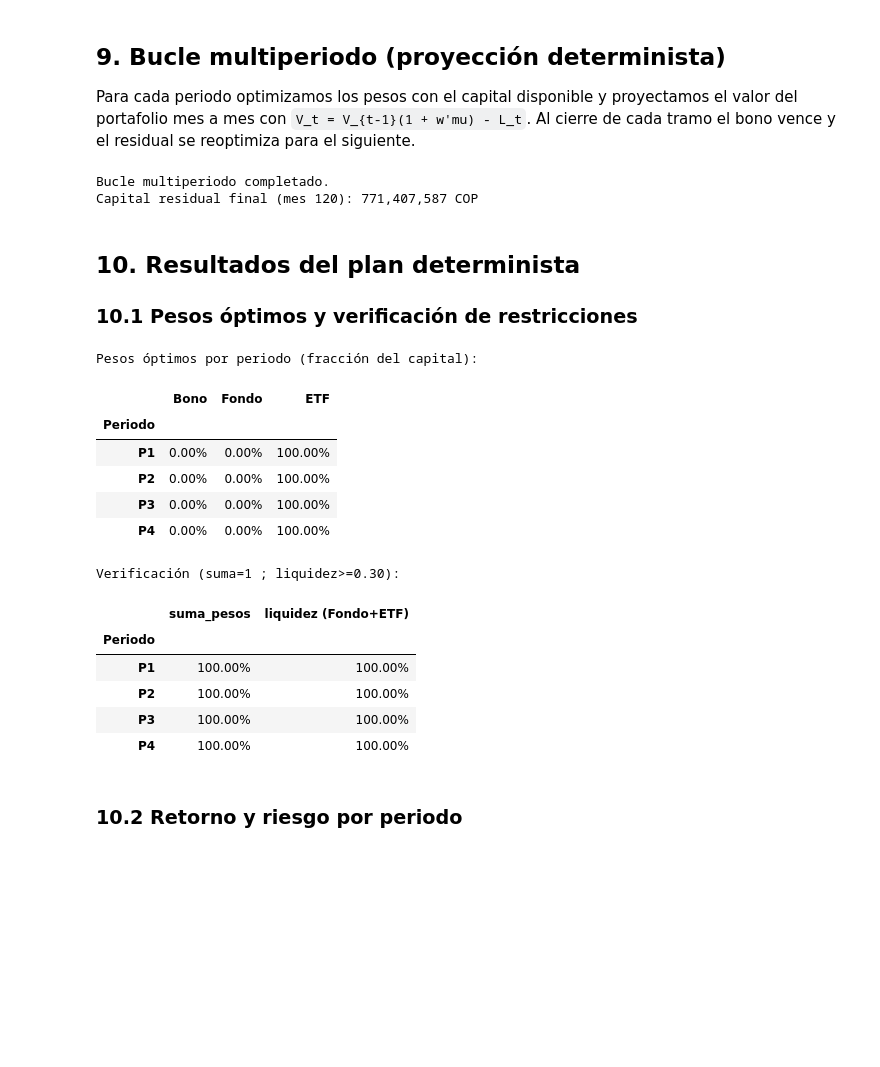
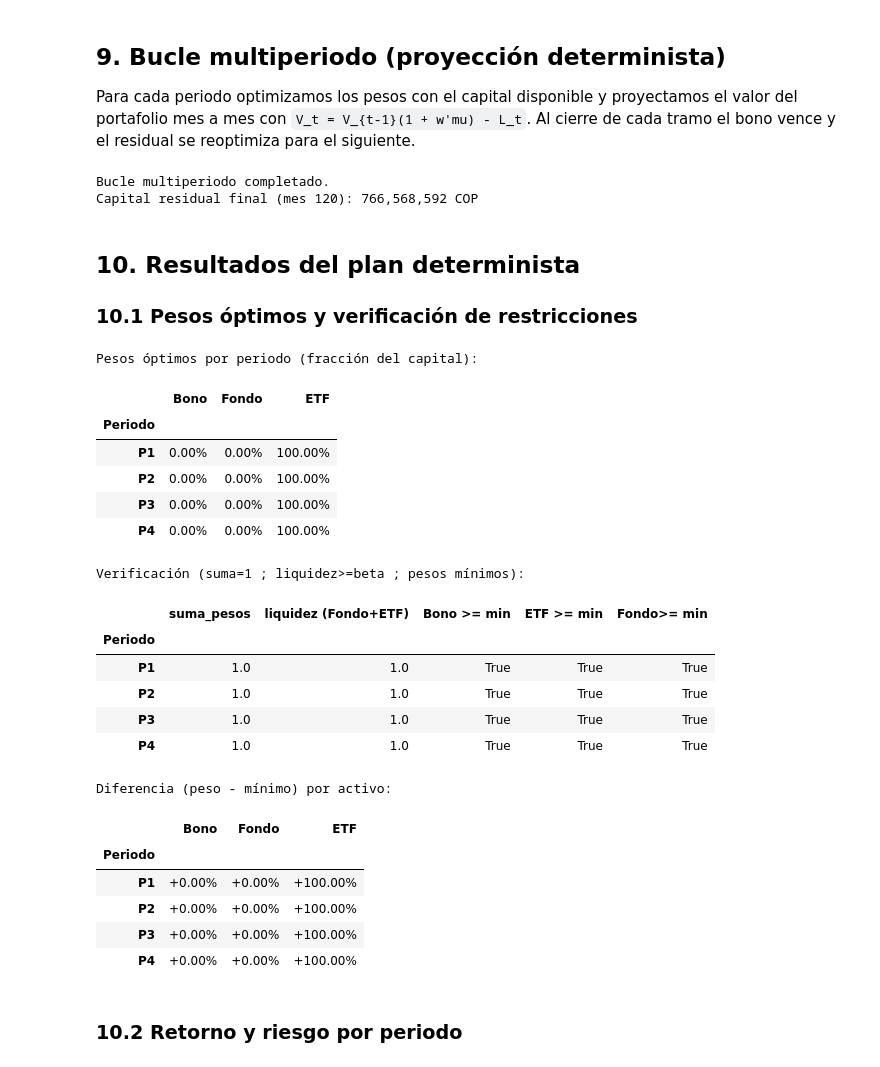
Before and after one commit to oscardi777/Forecasting-UVR-Colombia, a Jupyter notebook: modelos_python/main.ipynb, the cells around one changed output. Cells and saved outputs as stored; diff of their text form; code cells hidden in the pictures; blank space fills up the shorter version.

```diff
--- a/modelos_python/main.ipynb
+++ b/modelos_python/main.ipynb
@@ -71,7 +71,7 @@ years = 10
 days_per_year = 365
 N = years * days_per_year        # 3650 días
 
-K = 50000                        # <-- CANTIDAD DE TRAYECTORIAS (ajústala a tu máquina)
+K = 1000                        # <-- CANTIDAD DE TRAYECTORIAS (ajústala a tu máquina)
 
 assets = ['Bono', 'Fondo', 'ETF']
 
@@ -99,6 +99,21 @@ C0 = 760_000_000.0               # capital inicial (COP)
 SIGMA_MAX_ANUAL = 0.08           # riesgo máximo anual (8%)
 BETA_LIQUIDEZ = 0.30             # w_Fondo + w_ETF >= 0.30
 
+# Pesos mínimos por activo (fracción del portafolio). 0.0 = sin mínimo.
+# Solo se aplica a los activos que están permitidos en ese periodo.
+PESOS_MIN = {
+    'Bono':  0.00,   # ejemplo: al menos 10% en Bono cuando esté disponible
+    'Fondo': 0.00,
+    'ETF':   0.00,   # ejemplo: al menos 5% en ETF
+}
+
+# Opcional pero recomendable: pesos máximos (1.0 = sin máximo efectivo)
+PESOS_MAX = {
+    'Bono':  1.0,
+    'Fondo': 1.0,
+    'ETF':   1.0,
+}
+
 # Conversión coherente de riesgo anual -> mensual (varianza escala lineal con el tiempo)
 SIGMA_MAX_MENSUAL = SIGMA_MAX_ANUAL / np.sqrt(12)
 
@@ -115,5 +130,7 @@ print(f'Horizonte               : {years} años = {N} días ({N // days_per_mont
 print(f'Capital inicial C0      : {C0:,.0f} COP')
 print(f'Sigma max anual         : {SIGMA_MAX_ANUAL:.2%}  ->  mensual {SIGMA_MAX_MENSUAL:.4%}')
 print(f'Liquidez minima (beta)  : {BETA_LIQUIDEZ:.0%}')
+print(f'Pesos mínimos              : {PESOS_MIN}')
+print(f'Pesos máximos              : {PESOS_MAX}')
 print(f'Flujo del pasivo        : {ARCHIVO_FLUJO}')
 # %% [output]
@@ -402,7 +441,8 @@ capital_inicio_periodo = {}
 capital = C0
 for nombre, mes_ini, mes_fin, activos_perm in PERIODOS:
     pesos = optimizar_periodo(activos_perm, mu_mensual, Sigma_df,
-                              SIGMA_MAX_MENSUAL, BETA_LIQUIDEZ)
+                              SIGMA_MAX_MENSUAL, BETA_LIQUIDEZ,
+                              pesos_min=PESOS_MIN, pesos_max=PESOS_MAX)
     met = metricas_periodo(pesos, mu_mensual, Sigma_df)
     pesos_por_periodo[nombre] = pesos
     metricas_por_periodo[nombre] = met
@@ -418,7 +458,7 @@ print('Bucle multiperiodo completado.')
 print(f'Capital residual final (mes {N_MESES}): {valor_portafolio[N_MESES]:,.0f} COP')
 # %% [output]
 Bucle multiperiodo completado.
-Capital residual final (mes 120): 771,407,587 COP
+Capital residual final (mes 120): 766,568,592 COP
 # %% [markdown]
 ## 10. Resultados del plan determinista
 
@@ -426,30 +466,49 @@ Capital residual final (mes 120): 771,407,587 COP
 # %%
 tabla_pesos = pd.DataFrame(pesos_por_periodo).T[ACTIVOS]
 tabla_pesos.index.name = 'Periodo'
 print('Pesos óptimos por periodo (fracción del capital):')
 display(tabla_pesos.style.format('{:.2%}'))
 
+# Tolerancia numérica: el solver puede devolver p.ej. 0.0999999 para un mínimo de 0.10.
+_TOL = 1e-6
 chk = pd.DataFrame({
     'suma_pesos': tabla_pesos.sum(axis=1),
     'liquidez (Fondo+ETF)': tabla_pesos['Fondo'] + tabla_pesos['ETF'],
+    'Bono >= min': tabla_pesos['Bono'] >= PESOS_MIN.get('Bono', 0.0) - _TOL,
+    'ETF  >= min': tabla_pesos['ETF']  >= PESOS_MIN.get('ETF', 0.0) - _TOL,
+    'Fondo>= min': tabla_pesos['Fondo'] >= PESOS_MIN.get('Fondo', 0.0) - _TOL,
 })
-print('\nVerificación (suma=1 ; liquidez>=0.30):')
-display(chk.style.format('{:.2%}'))
+print('\nVerificación (suma=1 ; liquidez>=beta ; pesos mínimos):')
+display(chk)
+
+# Diferencia peso - mínimo por activo (negativo => incumple el mínimo)
+dif_min = pd.DataFrame({
+    a: tabla_pesos[a] - PESOS_MIN.get(a, 0.0) for a in ACTIVOS
+})
+print('\nDiferencia (peso - mínimo) por activo:')
+display(dif_min.style.format('{:+.2%}'))
 # %% [output]
 Pesos óptimos por periodo (fracción del capital):
 |  | Bono | Fondo | ETF |
 | Periodo |  |  |  |
 | P1 | 0.00% | 0.00% | 100.00% |
 | P2 | 0.00% | 0.00% | 100.00% |
 | P3 | 0.00% | 0.00% | 100.00% |
 | P4 | 0.00% | 0.00% | 100.00% |
-Verificación (suma=1 ; liquidez>=0.30):
+Verificación (suma=1 ; liquidez>=beta ; pesos mínimos):
-|  | suma_pesos | liquidez (Fondo+ETF) |
-| Periodo |  |  |
-| P1 | 100.00% | 100.00% |
-| P2 | 100.00% | 100.00% |
-| P3 | 100.00% | 100.00% |
-| P4 | 100.00% | 100.00% |
+|  | suma_pesos | liquidez (Fondo+ETF) | Bono >= min | ETF >= min | Fondo>= min |
+| Periodo |  |  |  |  |  |
+| P1 | 1.0 | 1.0 | True | True | True |
+| P2 | 1.0 | 1.0 | True | True | True |
+| P3 | 1.0 | 1.0 | True | True | True |
+| P4 | 1.0 | 1.0 | True | True | True |
+Diferencia (peso - mínimo) por activo:
+|  | Bono | Fondo | ETF |
+| Periodo |  |  |  |
+| P1 | +0.00% | +0.00% | +100.00% |
+| P2 | +0.00% | +0.00% | +100.00% |
+| P3 | +0.00% | +0.00% | +100.00% |
+| P4 | +0.00% | +0.00% | +100.00% |
 # %% [markdown]
 ### 10.2 Retorno y riesgo por periodo
 # %%
```
Also changed, not shown: parts of 13 cells of this notebook.
